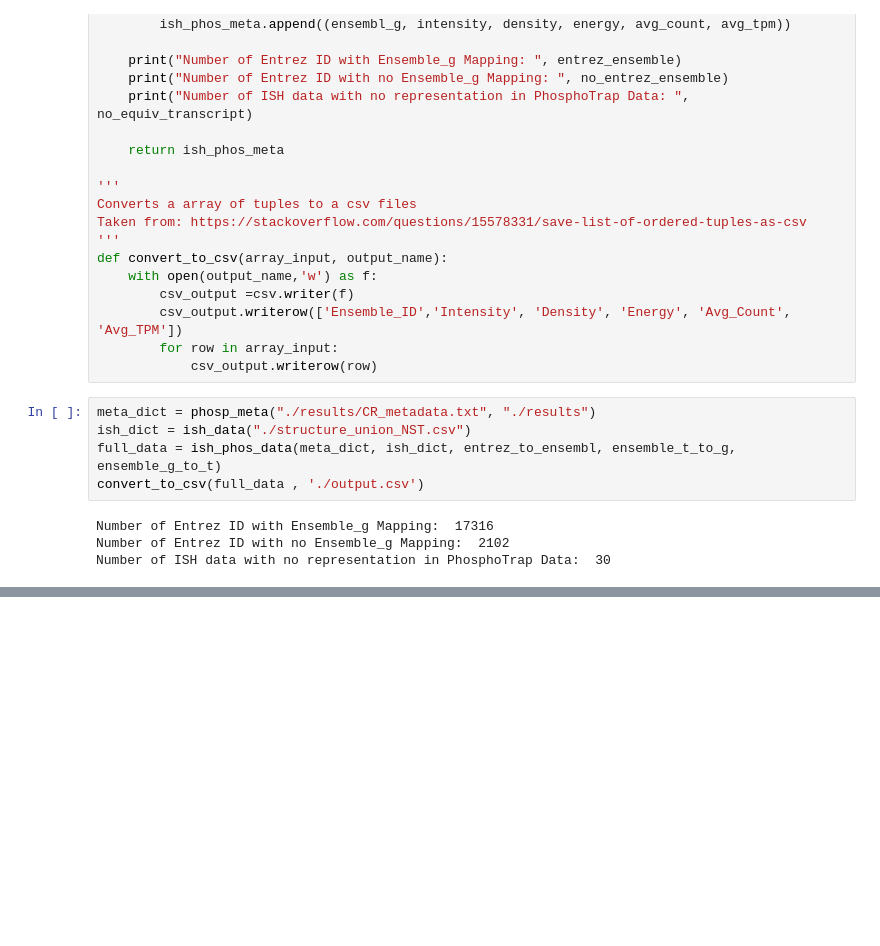
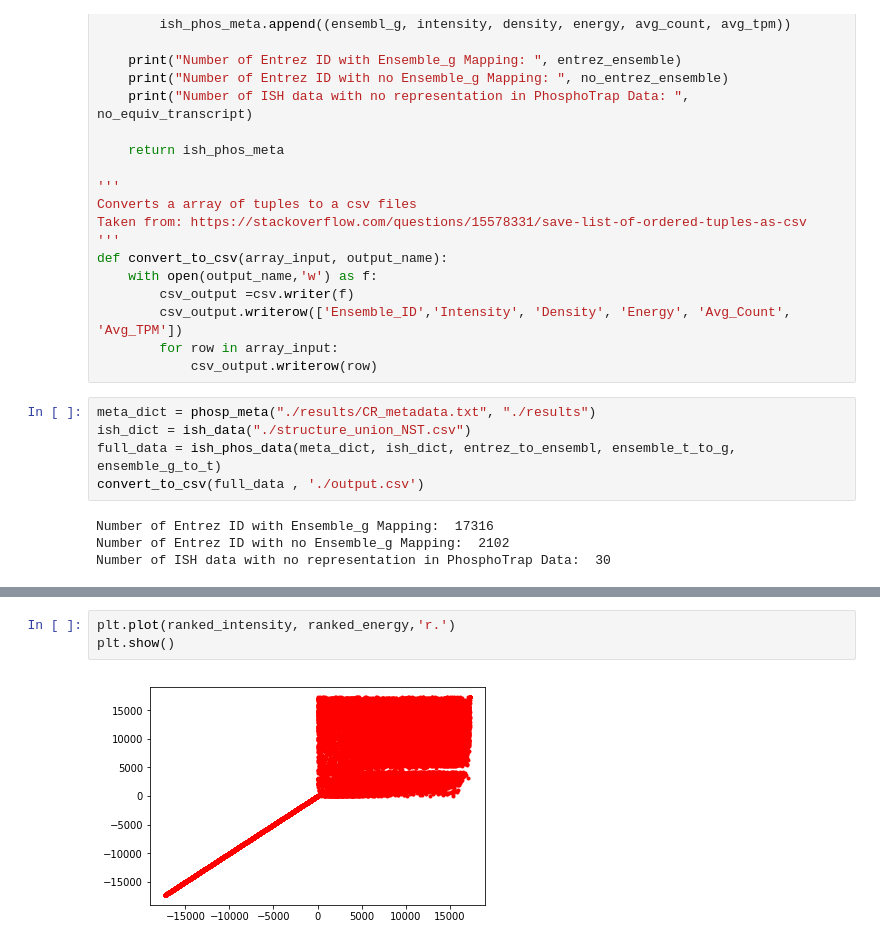
Before and after one commit to Jacky96Cheung/COMS4761_Project, a Jupyter notebook: Notebook.ipynb, the cells around one changed output, grey strips where cells are left out. Saved outputs shown, nothing was run; the diff lists cells and outputs as text; blank space fills up the shorter version.

```diff
--- a/Notebook.ipynb
+++ b/Notebook.ipynb
@@ -211,0 +251,5 @@ Number of ISH data with no representation in PhosphoTrap Data:  30
+# %%
+plt.plot(ranked_intensity, ranked_energy,'r.')
+plt.show()
+# %% [output]
+[figure, added]
```
Also changed, not shown: parts of 12 cells of this notebook.
